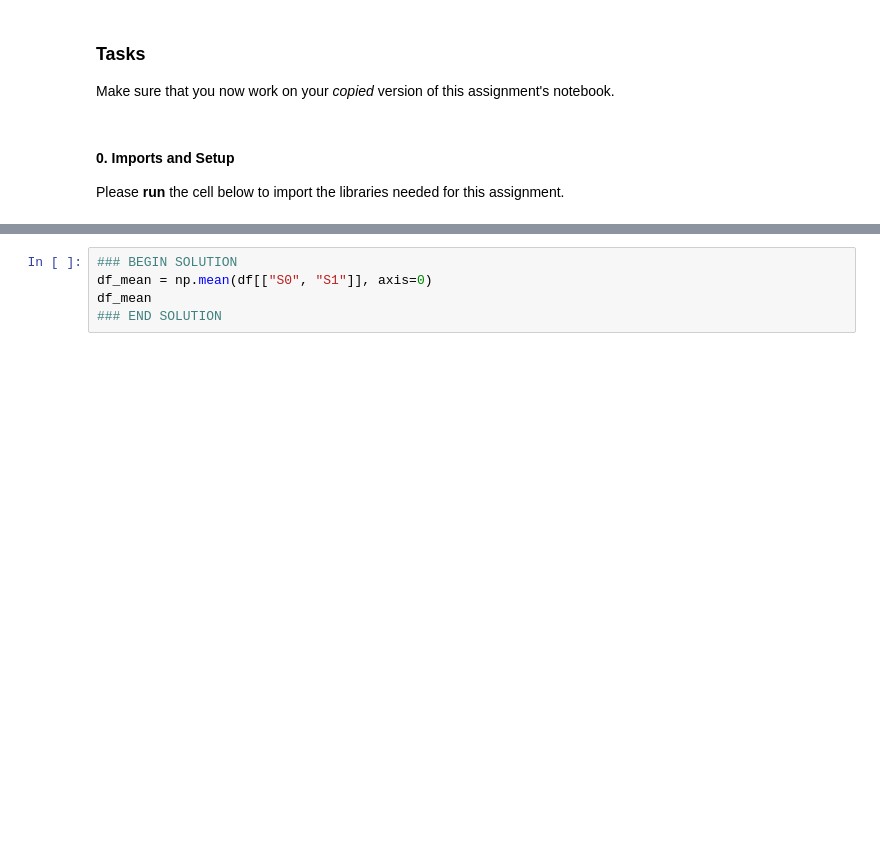
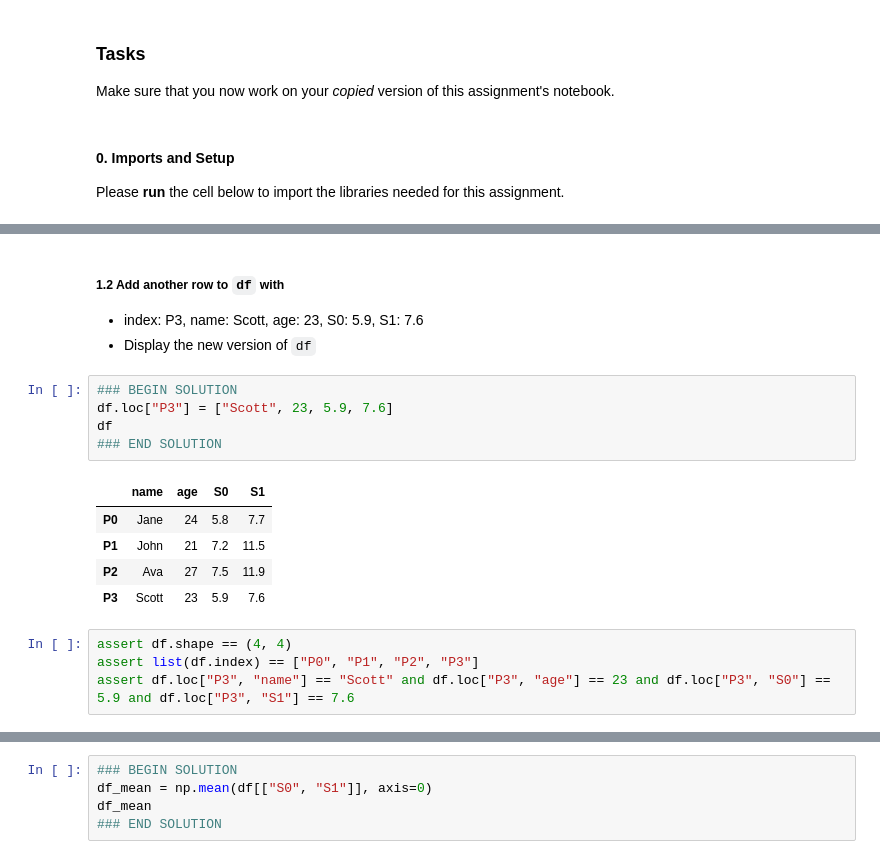
Before and after one commit to digikolleg-data-science-psychology/ads_exercise, a Jupyter notebook: course_directory/ads_exercise/source/07_pandas/07_pandas.ipynb, the cells around one changed output, grey strips where cells are left out. Saved outputs shown, nothing was run; the diff lists cells and outputs as text; blank space fills up the shorter version.

```diff
--- a/course_directory/ads_exercise/source/07_pandas/07_pandas.ipynb
+++ b/course_directory/ads_exercise/source/07_pandas/07_pandas.ipynb
@@ -105 +109,20 @@ assert list(df.index) == ["P1", "P2", "P3", "P4"]
+# %% [markdown]
+##### 1.2 Add another row to ``df`` with
+* index: P3, name: Scott, age: 23, S0: 5.9, S1: 7.6
+* Display the new version of ``df``
+# %%
+### BEGIN SOLUTION
+df.loc["P3"] = ["Scott", 23, 5.9, 7.6]
+df
+### END SOLUTION
+# %% [output]
+|  | name | age | S0 | S1 |
+| P0 | Jane | 24 | 5.8 | 7.7 |
+| P1 | John | 21 | 7.2 | 11.5 |
+| P2 | Ava | 27 | 7.5 | 11.9 |
+| P3 | Scott | 23 | 5.9 | 7.6 |
+# %%
+assert df.shape == (4, 4)
+assert list(df.index) == ["P0", "P1", "P2", "P3"]
+assert df.loc["P3", "name"] == "Scott" and df.loc["P3", "age"] == 23 and df.loc["P3", "S0"] == 5.9 and df.loc["P3", "S1"] == 7.6
 # %% [markdown]
```
Also changed, not shown: parts of 36 cells of this notebook.
